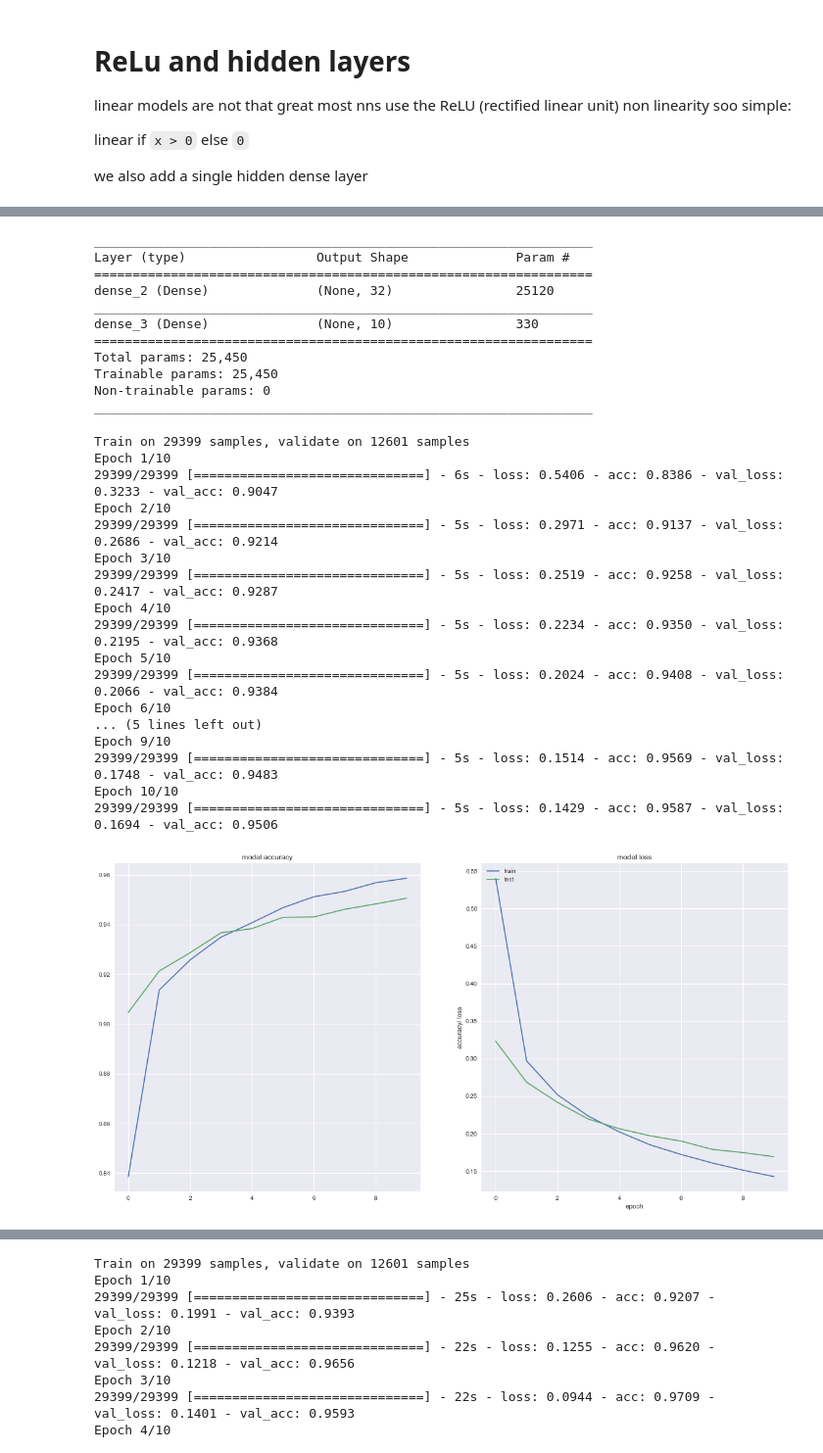
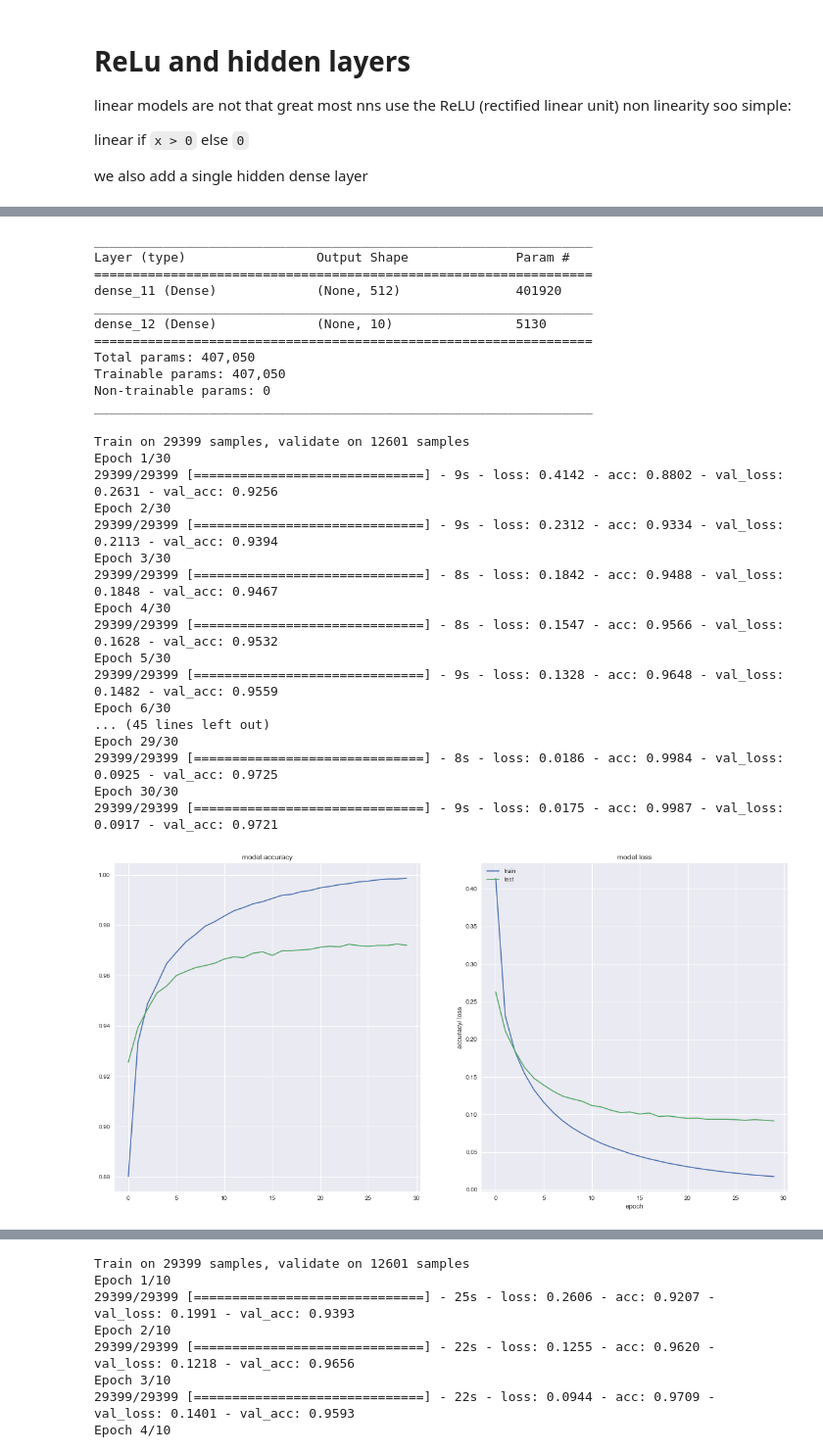
Before and after one commit to SandrineP/ml_study_group, a Jupyter notebook: kaggle_mnist/mnist_fully_connected.ipynb, the cells around one changed output, grey strips where cells are left out. Shown: that part at 98% size. Cells and saved outputs as stored; diff of their text form; code cells hidden in the pictures.

```diff
--- a/kaggle_mnist/mnist_fully_connected.ipynb
+++ b/kaggle_mnist/mnist_fully_connected.ipynb
@@ -272,7 +274,7 @@ we also add a single hidden dense layer
 model = Sequential()
 
 # add a single hidden layer  of size with a relu activation
-model.add(Dense(32, activation='relu', input_shape=(input_shape,)))
+model.add(Dense(512, activation='relu', input_shape=(input_shape,)))
 
 # our output layer
 model.add(Dense(n_classes, activation='softmax'))
@@ -288,34 +290,34 @@ model.summary()
 _________________________________________________________________
 Layer (type)                 Output Shape              Param #
 =================================================================
-dense_2 (Dense)              (None, 32)                25120
+dense_11 (Dense)             (None, 512)               401920
 _________________________________________________________________
-dense_3 (Dense)              (None, 10)                330
+dense_12 (Dense)             (None, 10)                5130
 =================================================================
-Total params: 25,450
-Trainable params: 25,450
+Total params: 407,050
+Trainable params: 407,050
 Non-trainable params: 0
 _________________________________________________________________
 # %%
-hist = model.fit(X, y, validation_split=.3)
+hist = model.fit(X, y, validation_split=.3, epochs=30)
 plot_history(hist)
 # %% [output]
 Train on 29399 samples, validate on 12601 samples
-Epoch 1/10
-29399/29399 [==============================] - 6s - loss: 0.5406 - acc: 0.8386 - val_loss: 0.3233 - val_acc: 0.9047
-Epoch 2/10
-29399/29399 [==============================] - 5s - loss: 0.2971 - acc: 0.9137 - val_loss: 0.2686 - val_acc: 0.9214
-Epoch 3/10
-29399/29399 [==============================] - 5s - loss: 0.2519 - acc: 0.9258 - val_loss: 0.2417 - val_acc: 0.9287
-Epoch 4/10
-29399/29399 [==============================] - 5s - loss: 0.2234 - acc: 0.9350 - val_loss: 0.2195 - val_acc: 0.9368
-Epoch 5/10
-29399/29399 [==============================] - 5s - loss: 0.2024 - acc: 0.9408 - val_loss: 0.2066 - val_acc: 0.9384
-Epoch 6/10
-... (5 lines left out)
-Epoch 9/10
-29399/29399 [==============================] - 5s - loss: 0.1514 - acc: 0.9569 - val_loss: 0.1748 - val_acc: 0.9483
-Epoch 10/10
-29399/29399 [==============================] - 5s - loss: 0.1429 - acc: 0.9587 - val_loss: 0.1694 - val_acc: 0.9506
+Epoch 1/30
+29399/29399 [==============================] - 9s - loss: 0.4142 - acc: 0.8802 - val_loss: 0.2631 - val_acc: 0.9256
+Epoch 2/30
+29399/29399 [==============================] - 9s - loss: 0.2312 - acc: 0.9334 - val_loss: 0.2113 - val_acc: 0.9394
+Epoch 3/30
+29399/29399 [==============================] - 8s - loss: 0.1842 - acc: 0.9488 - val_loss: 0.1848 - val_acc: 0.9467
+Epoch 4/30
+29399/29399 [==============================] - 8s - loss: 0.1547 - acc: 0.9566 - val_loss: 0.1628 - val_acc: 0.9532
+Epoch 5/30
+29399/29399 [==============================] - 9s - loss: 0.1328 - acc: 0.9648 - val_loss: 0.1482 - val_acc: 0.9559
+Epoch 6/30
+... (45 lines left out)
+Epoch 29/30
+29399/29399 [==============================] - 8s - loss: 0.0186 - acc: 0.9984 - val_loss: 0.0925 - val_acc: 0.9725
+Epoch 30/30
+29399/29399 [==============================] - 9s - loss: 0.0175 - acc: 0.9987 - val_loss: 0.0917 - val_acc: 0.9721
-[figure, old version]
+[figure, new version]
 # %% [markdown]
```
Also changed, not shown: parts of 12 cells of this notebook.
